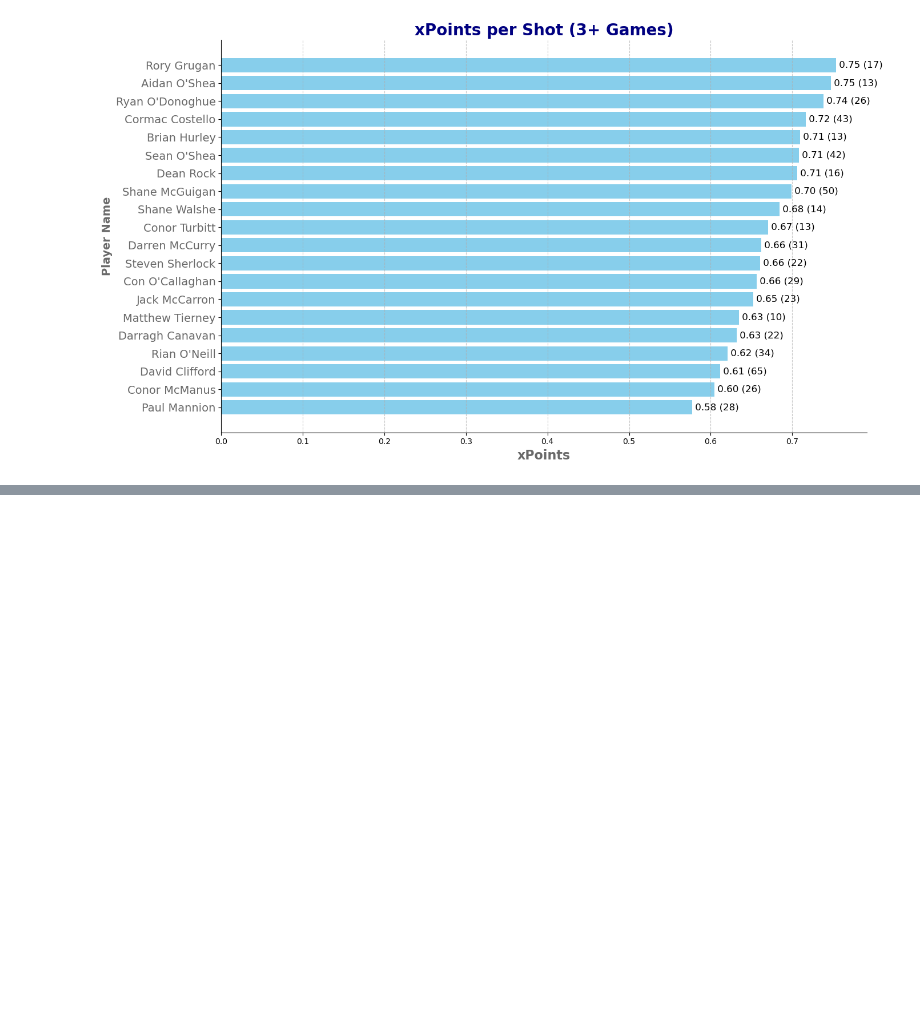
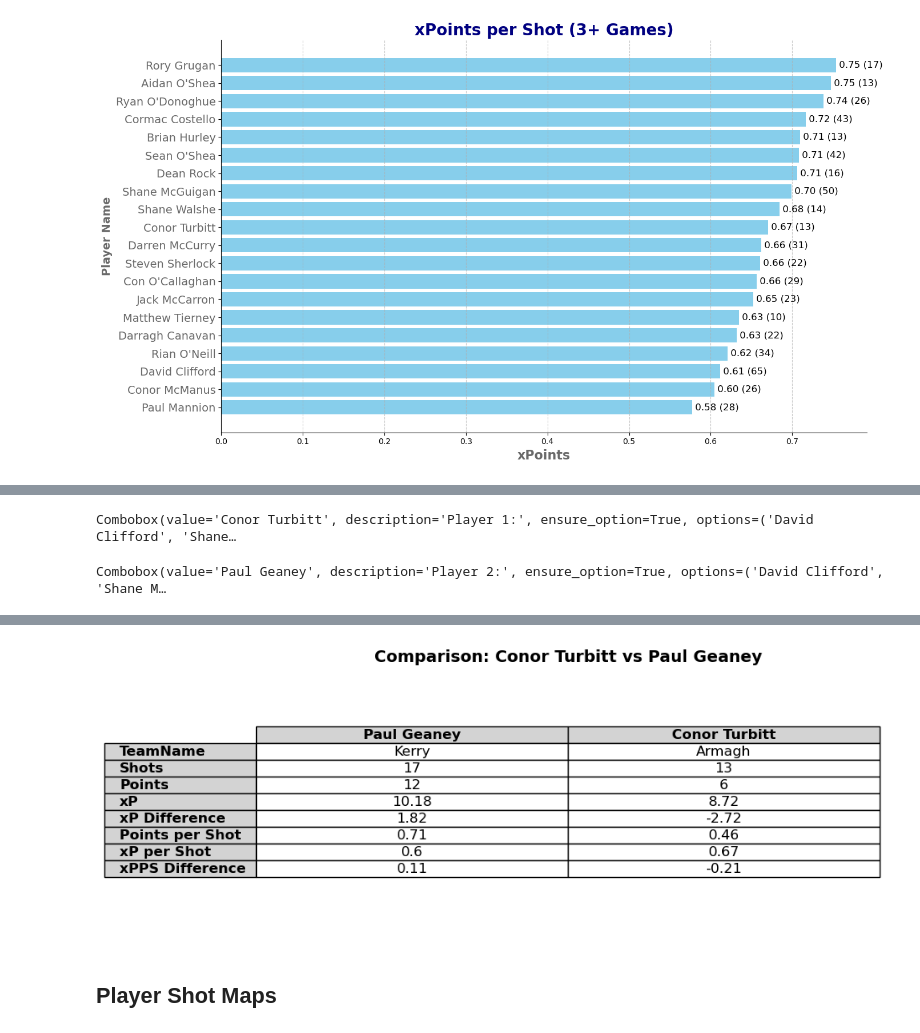
Before and after one commit to CathalMcC15/GAA_Viz, a Jupyter notebook: Player Analysis.ipynb, the cells around one changed output, grey strips where cells are left out. Drawn from its saved outputs; the diff is of its cells as text; code cells hidden in the pictures; blank space fills up the shorter version.

```diff
--- a/Player Analysis.ipynb
+++ b/Player Analysis.ipynb
@@ -961,0 +585,72 @@ Checkbox(value=True, description='Include Shots')
+# %%
+Player_options = md['PlayerName'].tolist()
+
+Player_select1 = widgets.Combobox(
+    placeholder='Select Player 1',
+    options=Player_options,
+    description='Player 1:',
+    ensure_option=True,
+    disabled=False
+)
+
+Player_select2 = widgets.Combobox(
+    placeholder='Select Player 2',
+    options=Player_options,
+    description='Player 2:',
+    ensure_option=True,
+    disabled=False
+)
+
+compare_button = widgets.Button(description="Compare Players")
+
+def compare_Players(Player1, Player2):
+    clear_output(wait=True)  # Clear the previous output
+
+    # Re-display the widgets to keep them visible after clearing output
+    display(Player_select1, Player_select2, compare_button)
+
+    if Player1 in md['PlayerName'].values and Player2 in md['PlayerName'].values:
+        comparison_md = md[md['PlayerName'].isin([Player1, Player2])]
+        comparison_md = comparison_md.set_index('PlayerName').transpose()
+
+        fig, ax = plt.subplots(figsize=(8, 4))
+
+        ax.axis('tight')
+        ax.axis('off')
+
+        table = ax.table(
+            cellText=comparison_md.values,
+            rowLabels=comparison_md.index,
+            colLabels=comparison_md.columns,
+            cellLoc='center',
+            loc='center',
+            colColours=['#f5f5f5'] * len(comparison_md.columns),
+            rowColours=['#f5f5f5'] * len(comparison_md.index)
+        )
+
+        table.auto_set_font_size(False)
+        table.set_fontsize(12)
+        table.scale(1.2, 1.2)
+
+        for (i, j), cell in table.get_celld().items():
+            if i == 0:
+                cell.set_text_props(weight='bold', color='black')
+                cell.set_facecolor('#d3d3d3')
+            if j == -1:
+                cell.set_text_props(weight='bold', color='black')
+                cell.set_facecolor('#d3d3d3')
+
+        plt.title(f'Comparison: {Player1} vs {Player2}', fontsize=14, fontweight='bold', pad=10)
+        plt.show()
+    else:
+        print("Both Players must be selected from the list")
+
+def on_button_clicked(b):
+    compare_Players(Player_select1.value, Player_select2.value)
+
+compare_button.on_click(on_button_clicked)
+
+display(Player_select1, Player_select2, compare_button)
+# %% [output]
+Combobox(value='Conor Turbitt', description='Player 1:', ensure_option=True, options=('David Clifford', 'Shane…
+Combobox(value='Paul Geaney', description='Player 2:', ensure_option=True, options=('David Clifford', 'Shane M…
@@ -961,0 +658,3 @@ Checkbox(value=True, description='Include Shots')
+[figure, added]
+# %% [markdown]
+## Player Shot Maps
```
Also changed, not shown: parts of 36 cells of this notebook, 1 other file.
